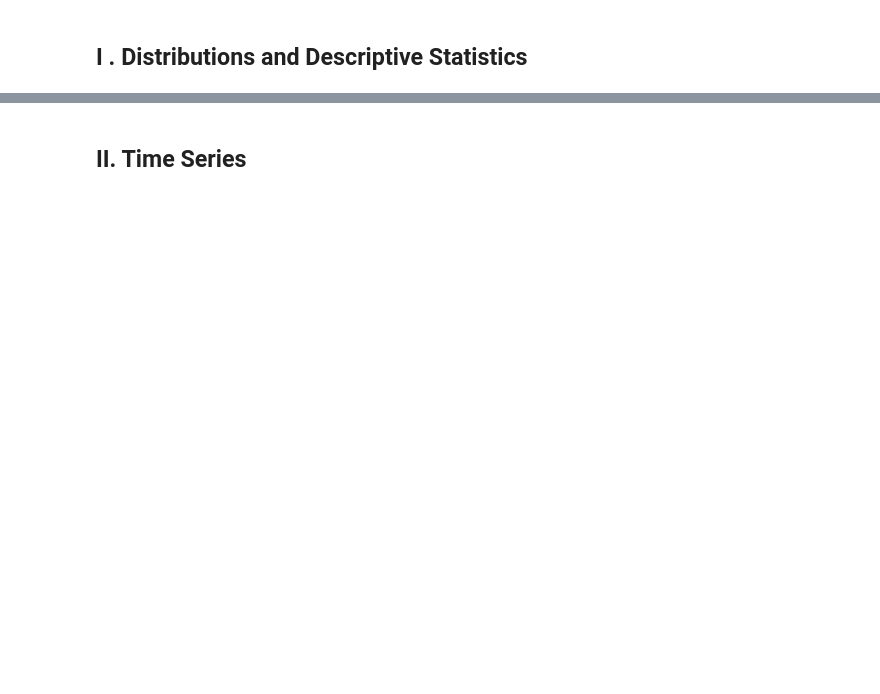
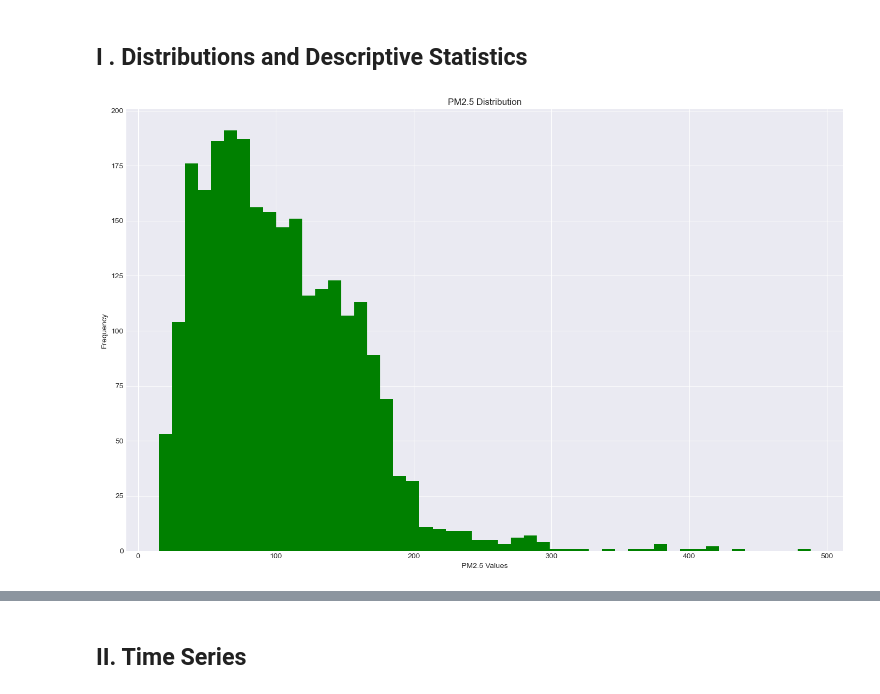
Before and after one commit to StratoQuantX/Correlation-between-Beijing-pollution-levels-and-volatility-in-the-Chinese-options-market, a Jupyter notebook: notebooks/02_eda.ipynb, the cells around one changed output, grey strips where cells are left out. Cells and saved outputs as stored; diff of their text form; code cells hidden in the pictures; blank space fills up the shorter version.

```diff
--- a/notebooks/02_eda.ipynb
+++ b/notebooks/02_eda.ipynb
@@ -62,2 +62,14 @@ figs = (24, 9)
 # %% [markdown]
 ## I . Distributions and Descriptive Statistics
+# %%
+# 1. PM2.5 Distribution
+
+plt.figure(figsize=figs)
+plt.hist(df['pm25'], bins=50, color='green')
+plt.xlabel('PM2.5 Values')
+plt.ylabel('Frequency')
+plt.title('PM2.5 Distribution')
+plt.tight_layout()
+plt.show()
+# %% [output]
+[figure, added]
```
Also changed, not shown: parts of 19 cells of this notebook.
